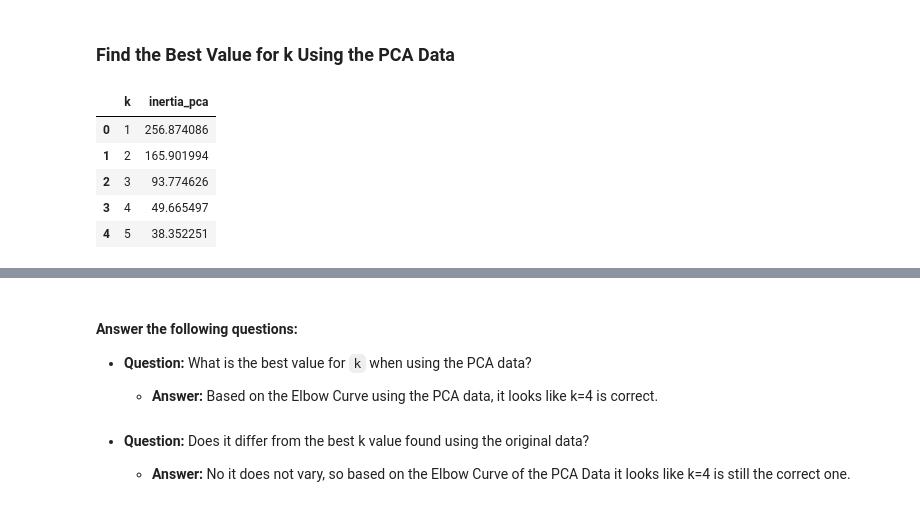
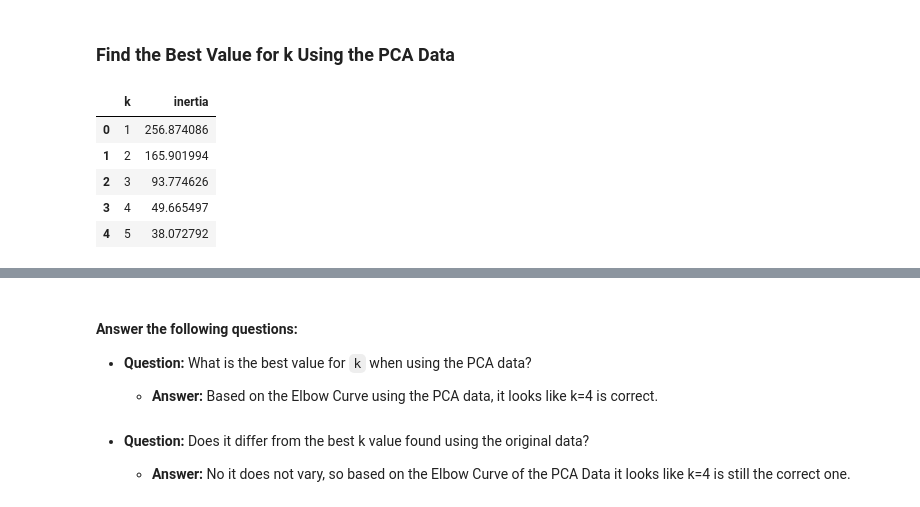
Before and after one commit to SandraBotica/CryptoClustering, a Jupyter notebook: Crypto_Clustering.ipynb, the cells around one changed output, grey strips where cells are left out. Drawn from its saved outputs; the diff is of its cells as text; code cells hidden in the pictures.

```diff
--- a/Crypto_Clustering.ipynb
+++ b/Crypto_Clustering.ipynb
@@ -98,7 +98,7 @@ df_market_data_scaled.head()
 k = list(range(1, 11))
 # %%
 # Create an empty list to store the inertia values
-inertia_scaled = []
+inertia = []
 
 # Create a for loop to compute the inertia with each possible value of k
 # Inside the loop:
@@ -108,6 +108,6 @@ inertia_scaled = []
 for i in k:
     k_model = KMeans(n_clusters=i, random_state=1)
     k_model.fit(df_market_data_scaled)
-    inertia_scaled.append(k_model.inertia_)
+    inertia.append(k_model.inertia_)
 # %%
 # Create a dictionary with the data to plot the Elbow curve
@@ -263,7 +265,7 @@ df_market_data_pca.head()
 k = list(range(1, 11))
 # %%
 # Create an empy list to store the inertia values
-inertia_pca = []
+inertia = []
 
 # Create a for loop to compute the inertia with each possible value of k
 # Inside the loop:
@@ -273,21 +275,21 @@ inertia_pca = []
 for i in k:
     k_model = KMeans(n_clusters=i, random_state=1)
     k_model.fit(df_market_data_pca)
-    inertia_pca.append(k_model.inertia_)
+    inertia.append(k_model.inertia_)
 # %%
 # Create a dictionary with the data to plot the Elbow curve
-elbow_data_pca = {"k": k, "inertia_pca": inertia_pca}
+elbow_data_pca = {"k": k, "inertia": inertia}
 # Create a DataFrame with the data to plot the Elbow curve
 df_elbow_pca = pd.DataFrame(elbow_data_pca)
 # Review the DataFrame
 df_elbow_pca.head()
 # %% [output]
-|  | k | inertia_pca |
+|  | k | inertia |
 | 0 | 1 | 256.874086 |
 | 1 | 2 | 165.901994 |
 | 2 | 3 | 93.774626 |
 | 3 | 4 | 49.665497 |
-| 4 | 5 | 38.352251 |
+| 4 | 5 | 38.072792 |
 # %%
 # Plot a line chart with all the inertia values computed with
 # the different values of k to visually identify the optimal value for k.
```
Also changed, not shown: parts of 9 cells of this notebook.
